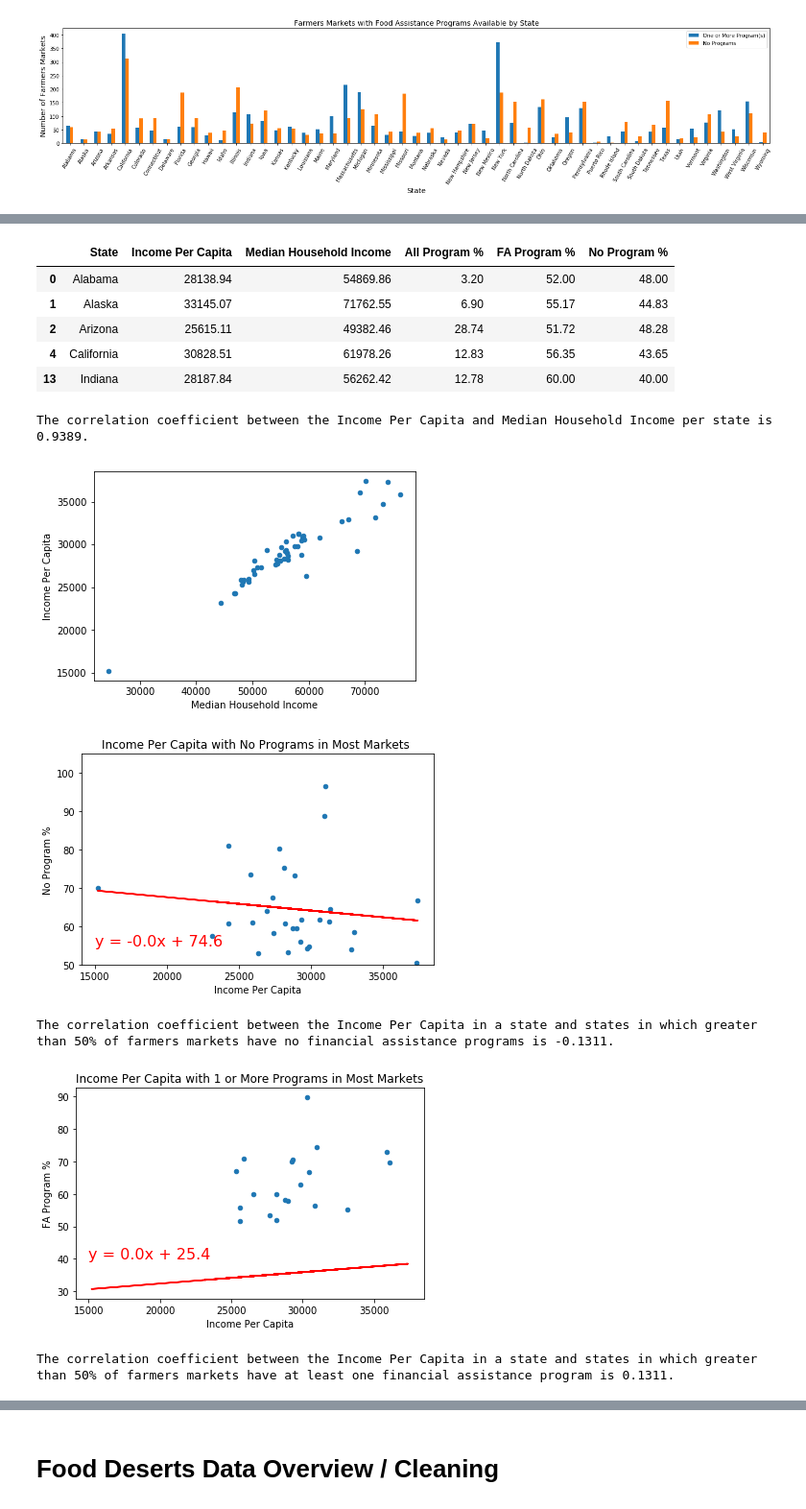
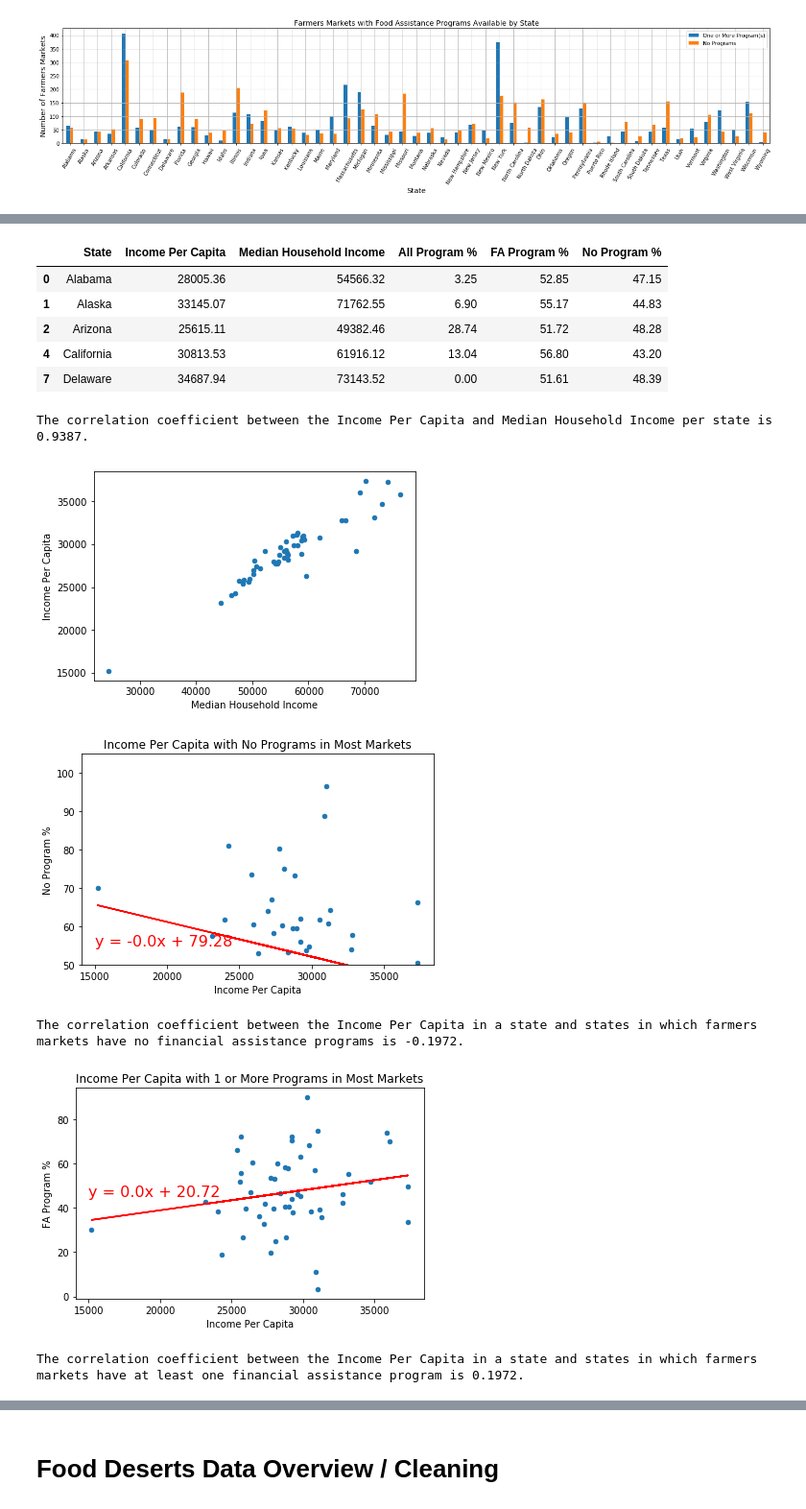
Before and after one commit to priyamittal96/project_1, a Jupyter notebook: Priya.ipynb, the cells around one changed output, grey strips where cells are left out. Shown at 96% size. Cells and saved outputs as stored; diff of their text form; code cells hidden in the pictures.

```diff
--- a/Priya.ipynb
+++ b/Priya.ipynb
@@ -81,6 +81,7 @@ farmers_access_df.head()
 # %%
 access_df = pd.merge(farmers_access_df,county_df, how = "outer",on = "County")
 access_df = access_df[access_df.MarketName.notnull()]
+access_df = access_df.dropna()
 cleaned_access = access_df.drop_duplicates("MarketName").reset_index()
 cleaned_access = cleaned_access[["MarketName","city","County","State_x","WIC","WICcash","SFMNP","SNAP","per capita income","median household income","median family income","population","number of households"]]
 cleaned_access = cleaned_access.rename(columns={
@@ -263,52 +304,52 @@ some_assistance_count = food_assistance_count.loc[food_assistance_count["FA Prog
 some_assistance_count.head()
 # %% [output]
 |  | State | Income Per Capita | Median Household Income | All Program % | FA Program % | No Program % |
-| 0 | Alabama | 28138.94 | 54869.86 | 3.20 | 52.00 | 48.00 |
+| 0 | Alabama | 28005.36 | 54566.32 | 3.25 | 52.85 | 47.15 |
 | 1 | Alaska | 33145.07 | 71762.55 | 6.90 | 55.17 | 44.83 |
 | 2 | Arizona | 25615.11 | 49382.46 | 28.74 | 51.72 | 48.28 |
-| 4 | California | 30828.51 | 61978.26 | 12.83 | 56.35 | 43.65 |
-| 13 | Indiana | 28187.84 | 56262.42 | 12.78 | 60.00 | 40.00 |
+| 4 | California | 30813.53 | 61916.12 | 13.04 | 56.80 | 43.20 |
+| 7 | Delaware | 34687.94 | 73143.52 | 0.00 | 51.61 | 48.39 |
 # %%
 food_assistance_count.plot(kind = "scatter", x = "Median Household Income",y = "Income Per Capita")
 correlation = st.pearsonr(food_assistance_count["Income Per Capita"],food_assistance_count["Median Household Income"])[0]
 print(f"The correlation coefficient between the Income Per Capita and Median Household Income per state is {round(correlation,4)}.")
 # %% [output]
-The correlation coefficient between the Income Per Capita and Median Household Income per state is 0.9389.
+The correlation coefficient between the Income Per Capita and Median Household Income per state is 0.9387.
 [figure]
 # %%
-no_assistance_count.plot(kind = "scatter", x = "Income Per Capita",y = "No Program %")
-plt.title("Income Per Capita with No Programs in Most Markets ")
+food_assistance_count.plot(kind = "scatter", x = "Income Per Capita",y = "No Program %")
+plt.title("Income Per Capita with No Programs in Most Markets")
 plt.ylim(50,105)
-(slope, intercept, rvalue, pvalue, stderr) = linregress(no_assistance_count["Income Per Capita"],no_assistance_count["No Program %"])
-regress_values = no_assistance_count["Income Per Capita"] * slope + intercept
+(slope, intercept, rvalue, pvalue, stderr) = linregress(food_assistance_count["Income Per Capita"],food_assistance_count["No Program %"])
+regress_values = food_assistance_count["Income Per Capita"] * slope + intercept
 line_eq = "y = " + str(round(slope,2)) + "x + " + str(round(intercept,2))
-plt.plot(no_assistance_count["Income Per Capita"],regress_values,"r-")
+plt.plot(food_assistance_count["Income Per Capita"],regress_values,"r-")
 plt.annotate(line_eq,(15000,55),fontsize=16,color="red")
 plt.tight_layout()
 plt.savefig("./Priya's Resources/Income Per Capita of Markets with No Programs.png")
 plt.show()
-correlation = st.pearsonr(no_assistance_count["Income Per Capita"],no_assistance_count["No Program %"])[0]
-print(f"The correlation coefficient between the Income Per Capita in a state and states in which greater than 50% of farmers markets have no financial assistance programs is {round(correlation,4)}.")
+correlation = st.pearsonr(food_assistance_count["Income Per Capita"],food_assistance_count["No Program %"])[0]
+print(f"The correlation coefficient between the Income Per Capita in a state and states in which farmers markets have no financial assistance programs is {round(correlation,4)}.")
 # %% [output]
-[figure, old version]
+[figure, new version]
-The correlation coefficient between the Income Per Capita in a state and states in which greater than 50% of farmers markets have no financial assistance programs is -0.1311.
+The correlation coefficient between the Income Per Capita in a state and states in which farmers markets have no financial assistance programs is -0.1972.
 # %%
-some_assistance_count.plot(kind = "scatter", x = "Income Per Capita",y = "FA Program %")
+food_assistance_count.plot(kind = "scatter", x = "Income Per Capita",y = "FA Program %")
 plt.title("Income Per Capita with 1 or More Programs in Most Markets")
 # plt.ylim(50,105)
-(slope, intercept, rvalue, pvalue, stderr) = linregress(no_assistance_count["Income Per Capita"],no_assistance_count["FA Program %"])
-regress_values = no_assistance_count["Income Per Capita"] * slope + intercept
+(slope, intercept, rvalue, pvalue, stderr) = linregress(food_assistance_count["Income Per Capita"],food_assistance_count["FA Program %"])
+regress_values = food_assistance_count["Income Per Capita"] * slope + intercept
 line_eq = "y = " + str(round(slope,2)) + "x + " + str(round(intercept,2))
-plt.plot(no_assistance_count["Income Per Capita"],regress_values,"r-")
-plt.annotate(line_eq,(15000,40),fontsize=16,color="red")
+plt.plot(food_assistance_count["Income Per Capita"],regress_values,"r-")
+plt.annotate(line_eq,(15000,45),fontsize=16,color="red")
 plt.tight_layout()
 plt.savefig("./Priya's Resources/Income Per Capita of Markets with 1 or More Programs.png")
 plt.show()
-correlation = st.pearsonr(no_assistance_count["Income Per Capita"],no_assistance_count["FA Program %"])[0]
-print(f"The correlation coefficient between the Income Per Capita in a state and states in which greater than 50% of farmers markets have at least one financial assistance program is {round(correlation,4)}.")
+correlation = st.pearsonr(food_assistance_count["Income Per Capita"],food_assistance_count["FA Program %"])[0]
+print(f"The correlation coefficient between the Income Per Capita in a state and states in which farmers markets have at least one financial assistance program is {round(correlation,4)}.")
 # %% [output]
-[figure, old version]
+[figure, new version]
-The correlation coefficient between the Income Per Capita in a state and states in which greater than 50% of farmers markets have at least one financial assistance program is 0.1311.
+The correlation coefficient between the Income Per Capita in a state and states in which farmers markets have at least one financial assistance program is 0.1972.
 # %%
 food_assistance_count.plot(kind = "scatter", x = "Income Per Capita",y = "Total Markets",figsize=(10,10))
 plt.title("Number of Farmers Markets by Income Per Capita of a State")
```
Also changed, not shown: parts of 14 cells of this notebook, 5 other files.
